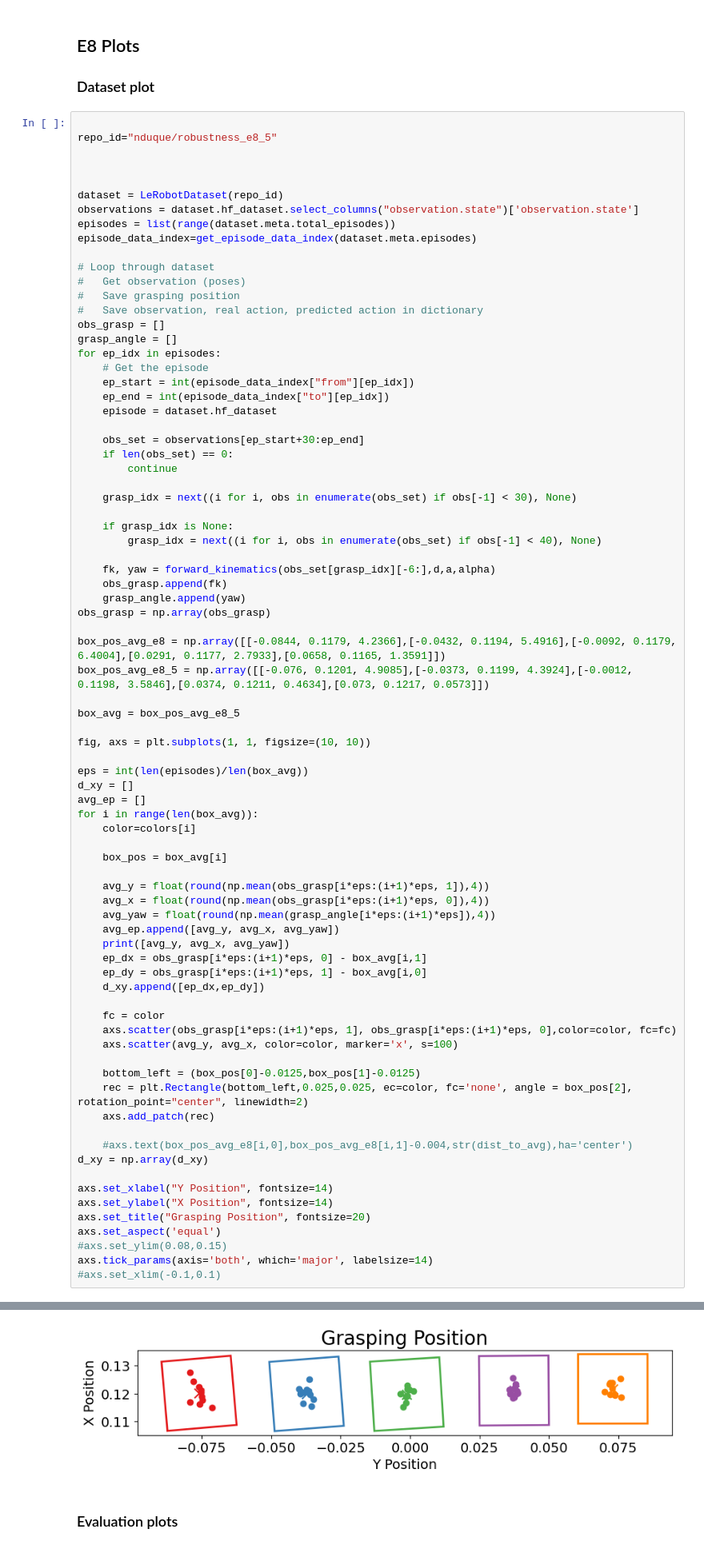
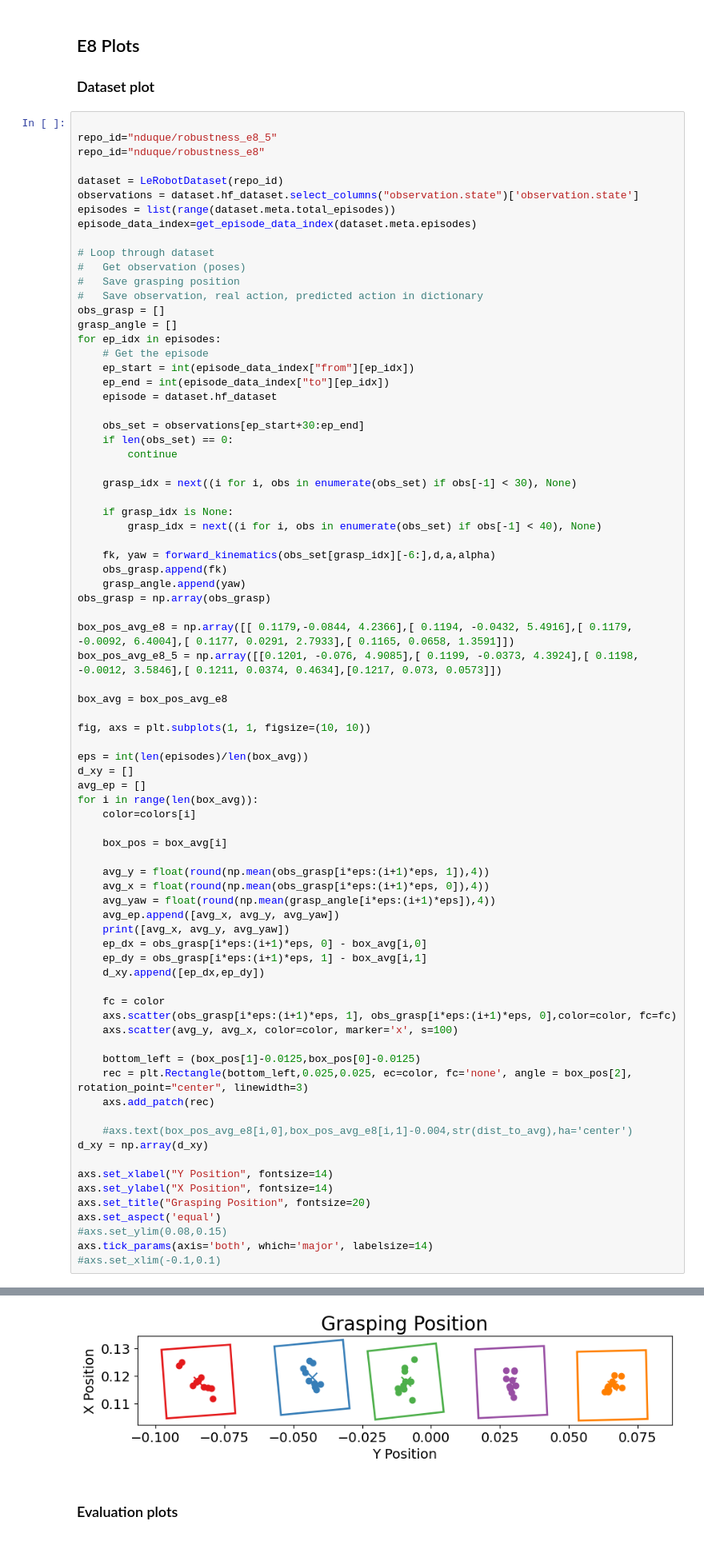
Before and after one commit to nicolas-duque/lerobot, a Jupyter notebook: lerobot/plots/eval_plots.ipynb, the cells around one changed output, grey strips where cells are left out. Shown at 80% size. Drawn from its saved outputs; the diff is of its cells as text.

Commit message:
Plots of experiment 8

```diff
--- a/lerobot/plots/eval_plots.ipynb
+++ b/lerobot/plots/eval_plots.ipynb
@@ -131,8 +131,7 @@ alpha = [np.pi/2, np.pi, 0, -np.pi/2, 0]
 # %%
 
 repo_id="nduque/robustness_e8_5"
-
-
+repo_id="nduque/robustness_e8"
 
 dataset = LeRobotDataset(repo_id)
 observations = dataset.hf_dataset.select_columns("observation.state")['observation.state']
@@ -165,10 +164,10 @@ for ep_idx in episodes:
     grasp_angle.append(yaw)
 obs_grasp = np.array(obs_grasp)
 
-box_pos_avg_e8 = np.array([[-0.0844, 0.1179, 4.2366],[-0.0432, 0.1194, 5.4916],[-0.0092, 0.1179, 6.4004],[0.0291, 0.1177, 2.7933],[0.0658, 0.1165, 1.3591]])
-box_pos_avg_e8_5 = np.array([[-0.076, 0.1201, 4.9085],[-0.0373, 0.1199, 4.3924],[-0.0012, 0.1198, 3.5846],[0.0374, 0.1211, 0.4634],[0.073, 0.1217, 0.0573]])
+box_pos_avg_e8 = np.array([[ 0.1179,-0.0844, 4.2366],[ 0.1194, -0.0432, 5.4916],[ 0.1179, -0.0092, 6.4004],[ 0.1177, 0.0291, 2.7933],[ 0.1165, 0.0658, 1.3591]])
+box_pos_avg_e8_5 = np.array([[0.1201, -0.076, 4.9085],[ 0.1199, -0.0373, 4.3924],[ 0.1198, -0.0012, 3.5846],[ 0.1211, 0.0374, 0.4634],[0.1217, 0.073, 0.0573]])
 
-box_avg = box_pos_avg_e8_5
+box_avg = box_pos_avg_e8
 
 fig, axs = plt.subplots(1, 1, figsize=(10, 10))
 
@@ -183,18 +182,18 @@ for i in range(len(box_avg)):
     avg_y = float(round(np.mean(obs_grasp[i*eps:(i+1)*eps, 1]),4))
     avg_x = float(round(np.mean(obs_grasp[i*eps:(i+1)*eps, 0]),4))
     avg_yaw = float(round(np.mean(grasp_angle[i*eps:(i+1)*eps]),4))
-    avg_ep.append([avg_y, avg_x, avg_yaw])
-    print([avg_y, avg_x, avg_yaw])
-    ep_dx = obs_grasp[i*eps:(i+1)*eps, 0] - box_avg[i,1]
-    ep_dy = obs_grasp[i*eps:(i+1)*eps, 1] - box_avg[i,0]
+    avg_ep.append([avg_x, avg_y, avg_yaw])
+    print([avg_x, avg_y, avg_yaw])
+    ep_dx = obs_grasp[i*eps:(i+1)*eps, 0] - box_avg[i,0]
+    ep_dy = obs_grasp[i*eps:(i+1)*eps, 1] - box_avg[i,1]
     d_xy.append([ep_dx,ep_dy])
 
     fc = color
     axs.scatter(obs_grasp[i*eps:(i+1)*eps, 1], obs_grasp[i*eps:(i+1)*eps, 0],color=color, fc=fc)
     axs.scatter(avg_y, avg_x, color=color, marker='x', s=100)
 
-    bottom_left = (box_pos[0]-0.0125,box_pos[1]-0.0125)
-    rec = plt.Rectangle(bottom_left,0.025,0.025, ec=color, fc='none', angle = box_pos[2], rotation_point="center", linewidth=2)
+    bottom_left = (box_pos[1]-0.0125,box_pos[0]-0.0125)
+    rec = plt.Rectangle(bottom_left,0.025,0.025, ec=color, fc='none', angle = box_pos[2], rotation_point="center", linewidth=3)
     axs.add_patch(rec)
 
     #axs.text(box_pos_avg_e8[i,0],box_pos_avg_e8[i,1]-0.004,str(dist_to_avg),ha='center')
@@ -217,4 +215,4 @@ WARNING:root:'torchcodec' is not available in your platform, falling back to 'py
-[figure, old version]
+[figure, new version]
 # %% [markdown]
 ### Evaluation plots ###
 # %%
```
Also changed, not shown: parts of 4 cells of this notebook, 1 other file.
